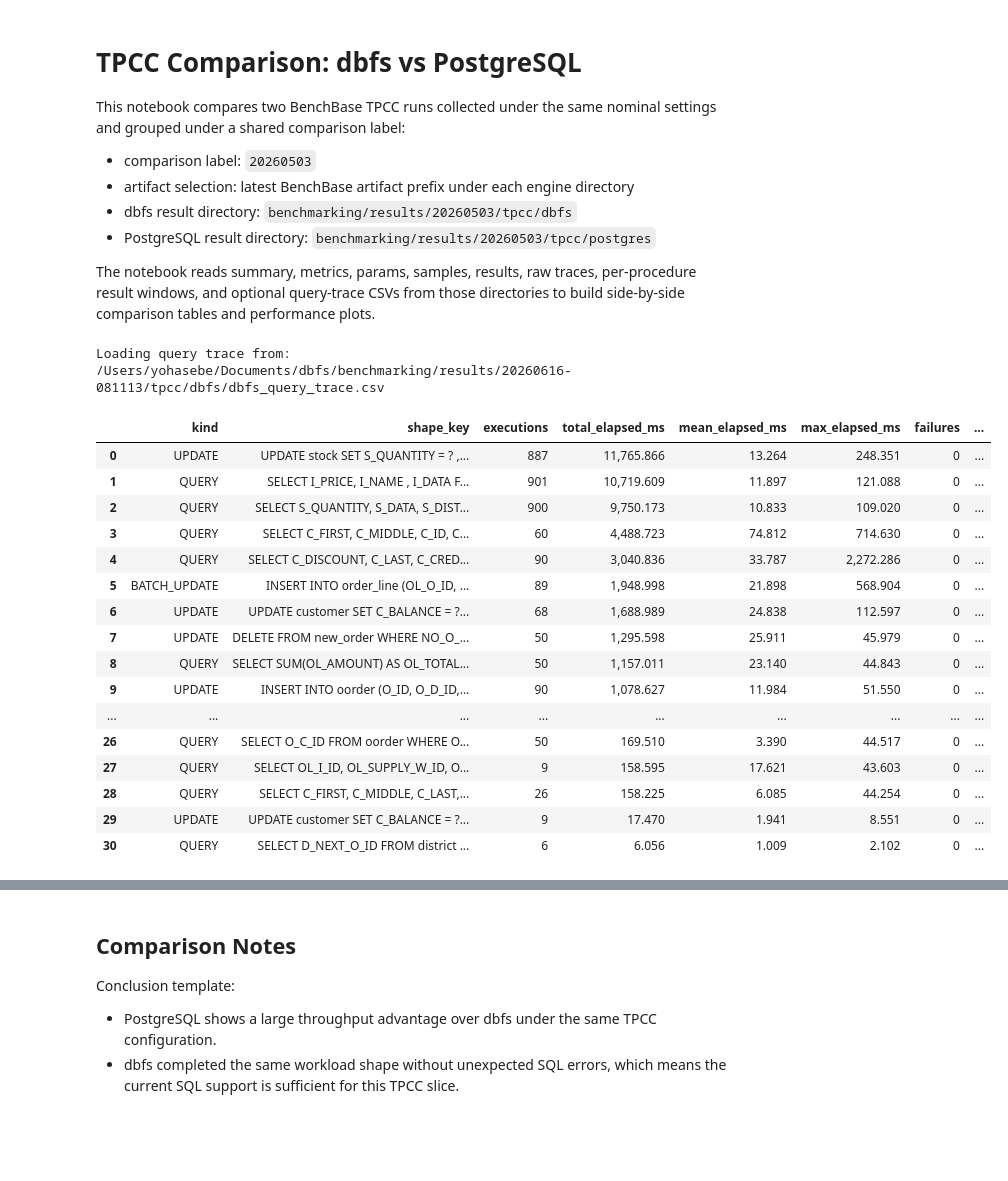
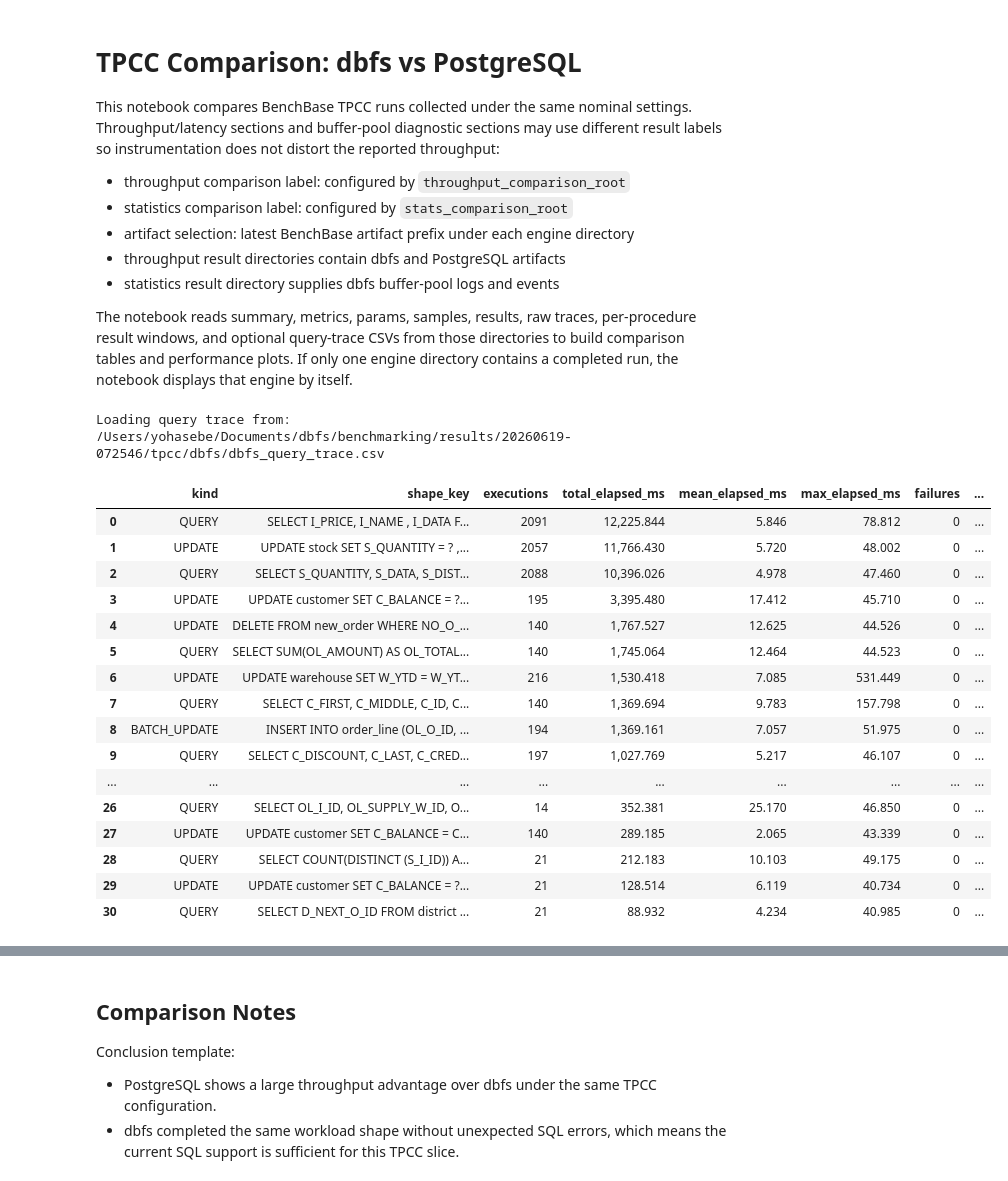
Before and after one commit to yohaku999/oltp_fs, a Jupyter notebook: benchmarking/notebooks/tpcc_dbfs_vs_postgres_basic_comparison.ipynb, the cells around one changed output, grey strips where cells are left out. Drawn from its saved outputs; the diff is of its cells as text; code cells hidden in the pictures; blank space fills up the shorter version.

```diff
--- a/benchmarking/notebooks/tpcc_dbfs_vs_postgres_basic_comparison.ipynb
+++ b/benchmarking/notebooks/tpcc_dbfs_vs_postgres_basic_comparison.ipynb
@@ -1,86 +1,77 @@
 # %% [markdown]
 # TPCC Comparison: dbfs vs PostgreSQL
 
-This notebook compares two BenchBase TPCC runs collected under the same nominal settings and grouped under a shared comparison label:
+This notebook compares BenchBase TPCC runs collected under the same nominal settings. Throughput/latency sections and buffer-pool diagnostic sections may use different result labels so instrumentation does not distort the reported throughput:
 
-- comparison label: `20260503`
+- throughput comparison label: configured by `throughput_comparison_root`
+- statistics comparison label: configured by `stats_comparison_root`
 - artifact selection: latest BenchBase artifact prefix under each engine directory
-- dbfs result directory: `benchmarking/results/20260503/tpcc/dbfs`
-- PostgreSQL result directory: `benchmarking/results/20260503/tpcc/postgres`
+- throughput result directories contain dbfs and PostgreSQL artifacts
+- statistics result directory supplies dbfs buffer-pool logs and events
 
-The notebook reads summary, metrics, params, samples, results, raw traces, per-procedure result windows, and optional query-trace CSVs from those directories to build side-by-side comparison tables and performance plots.
+The notebook reads summary, metrics, params, samples, results, raw traces, per-procedure result windows, and optional query-trace CSVs from those directories to build comparison tables and performance plots. If only one engine directory contains a completed run, the notebook displays that engine by itself.
 # %%
 from pathlib import Path
 import json
 import re
 
 import matplotlib.pyplot as plt
 import pandas as pd
 from IPython.display import display
 
 plt.style.use('ggplot')
 pd.set_option('display.float_format', lambda value: f'{value:,.3f}')
 
-# comparison_root = Path(
-#     '/Users/yohasebe/Documents/dbfs/benchmarking/results/20260606-152831/tpcc')
-comparison_root = Path(
-    '/Users/yohasebe/Documents/dbfs/benchmarking/results/20260616-081113/tpcc')
+throughput_comparison_root = Path(
+    '/Users/yohasebe/Documents/dbfs/benchmarking/results/20260619-072546/tpcc')
+stats_comparison_root = Path(
+    '/Users/yohasebe/Documents/dbfs/benchmarking/results/20260619-074745/tpcc')
 
-# Query trace viewer (early stage - works without metrics.json)
-# 最新のベンチマーク結果から dbfs_query_trace.csv を探して表示
+throughput_dbfs_result_dir = throughput_comparison_root / 'dbfs'
+stats_dbfs_result_dir = stats_comparison_root / 'dbfs'
 
-results_root = Path('/Users/yohasebe/Documents/dbfs/benchmarking/results')
+# Query traces describe the same uninstrumented run used for throughput.
+query_trace_path = throughput_dbfs_result_dir / 'dbfs_query_trace.csv'
 
-# 最新のタイムスタンプディレクトリを探す
-latest_timestamp = None
-latest_trace_path = None
-
-for timestamp_dir in sorted(results_root.glob('**/tpcc/dbfs'), reverse=True):
-    trace_path = timestamp_dir / 'dbfs_query_trace.csv'
-    if trace_path.exists():
-        latest_timestamp = timestamp_dir.parent.parent.name
-        latest_trace_path = trace_path
-        break
-
-if latest_trace_path:
-    print(f"Loading query trace from: {latest_trace_path}")
-    query_trace_df = pd.read_csv(latest_trace_path)
+if query_trace_path.exists():
+    print(f"Loading query trace from: {query_trace_path}")
+    query_trace_df = pd.read_csv(query_trace_path)
 
     # total_elapsed_us で降順ソート
     query_trace_sorted = query_trace_df.sort_values('total_elapsed_us',
                                                     ascending=False)
 
     # usをmsに変換して見やすく
     display_df = query_trace_sorted.copy()
     display_df['total_elapsed_ms'] = display_df['total_elapsed_us'] / 1000
     display_df['mean_elapsed_ms'] = display_df['mean_elapsed_us'] / 1000
     display_df['max_elapsed_ms'] = display_df['max_elapsed_us'] / 1000
 
     display(display_df[[
         'kind', 'shape_key', 'executions', 'total_elapsed_ms',
         'mean_elapsed_ms', 'max_elapsed_ms', 'failures', 'last_error_type'
     ]])
 else:
-    print("No dbfs_query_trace.csv found in recent results")
+    print(f"No dbfs_query_trace.csv found under {throughput_dbfs_result_dir}")
 # %% [output]
-Loading query trace from: /Users/yohasebe/Documents/dbfs/benchmarking/results/20260616-081113/tpcc/dbfs/dbfs_query_trace.csv
+Loading query trace from: /Users/yohasebe/Documents/dbfs/benchmarking/results/20260619-072546/tpcc/dbfs/dbfs_query_trace.csv
 |  | kind | shape_key | executions | total_elapsed_ms | mean_elapsed_ms | max_elapsed_ms | failures | ... |
-| 0 | UPDATE | UPDATE stock SET S_QUANTITY = ? ,... | 887 | 11,765.866 | 13.264 | 248.351 | 0 | ... |
-| 1 | QUERY | SELECT I_PRICE, I_NAME , I_DATA F... | 901 | 10,719.609 | 11.897 | 121.088 | 0 | ... |
-| 2 | QUERY | SELECT S_QUANTITY, S_DATA, S_DIST... | 900 | 9,750.173 | 10.833 | 109.020 | 0 | ... |
-| 3 | QUERY | SELECT C_FIRST, C_MIDDLE, C_ID, C... | 60 | 4,488.723 | 74.812 | 714.630 | 0 | ... |
-| 4 | QUERY | SELECT C_DISCOUNT, C_LAST, C_CRED... | 90 | 3,040.836 | 33.787 | 2,272.286 | 0 | ... |
-| 5 | BATCH_UPDATE | INSERT INTO order_line (OL_O_ID, ... | 89 | 1,948.998 | 21.898 | 568.904 | 0 | ... |
-| 6 | UPDATE | UPDATE customer SET C_BALANCE = ?... | 68 | 1,688.989 | 24.838 | 112.597 | 0 | ... |
-| 7 | UPDATE | DELETE FROM new_order WHERE NO_O_... | 50 | 1,295.598 | 25.911 | 45.979 | 0 | ... |
-| 8 | QUERY | SELECT SUM(OL_AMOUNT) AS OL_TOTAL... | 50 | 1,157.011 | 23.140 | 44.843 | 0 | ... |
-| 9 | UPDATE | INSERT INTO oorder (O_ID, O_D_ID,... | 90 | 1,078.627 | 11.984 | 51.550 | 0 | ... |
+| 0 | QUERY | SELECT I_PRICE, I_NAME , I_DATA F... | 2091 | 12,225.844 | 5.846 | 78.812 | 0 | ... |
+| 1 | UPDATE | UPDATE stock SET S_QUANTITY = ? ,... | 2057 | 11,766.430 | 5.720 | 48.002 | 0 | ... |
+| 2 | QUERY | SELECT S_QUANTITY, S_DATA, S_DIST... | 2088 | 10,396.026 | 4.978 | 47.460 | 0 | ... |
+| 3 | UPDATE | UPDATE customer SET C_BALANCE = ?... | 195 | 3,395.480 | 17.412 | 45.710 | 0 | ... |
+| 4 | UPDATE | DELETE FROM new_order WHERE NO_O_... | 140 | 1,767.527 | 12.625 | 44.526 | 0 | ... |
+| 5 | QUERY | SELECT SUM(OL_AMOUNT) AS OL_TOTAL... | 140 | 1,745.064 | 12.464 | 44.523 | 0 | ... |
+| 6 | UPDATE | UPDATE warehouse SET W_YTD = W_YT... | 216 | 1,530.418 | 7.085 | 531.449 | 0 | ... |
+| 7 | QUERY | SELECT C_FIRST, C_MIDDLE, C_ID, C... | 140 | 1,369.694 | 9.783 | 157.798 | 0 | ... |
+| 8 | BATCH_UPDATE | INSERT INTO order_line (OL_O_ID, ... | 194 | 1,369.161 | 7.057 | 51.975 | 0 | ... |
+| 9 | QUERY | SELECT C_DISCOUNT, C_LAST, C_CRED... | 197 | 1,027.769 | 5.217 | 46.107 | 0 | ... |
 | ... | ... | ... | ... | ... | ... | ... | ... | ... |
-| 26 | QUERY | SELECT O_C_ID FROM oorder WHERE O... | 50 | 169.510 | 3.390 | 44.517 | 0 | ... |
-| 27 | QUERY | SELECT OL_I_ID, OL_SUPPLY_W_ID, O... | 9 | 158.595 | 17.621 | 43.603 | 0 | ... |
-| 28 | QUERY | SELECT C_FIRST, C_MIDDLE, C_LAST,... | 26 | 158.225 | 6.085 | 44.254 | 0 | ... |
-| 29 | UPDATE | UPDATE customer SET C_BALANCE = ?... | 9 | 17.470 | 1.941 | 8.551 | 0 | ... |
-| 30 | QUERY | SELECT D_NEXT_O_ID FROM district ... | 6 | 6.056 | 1.009 | 2.102 | 0 | ... |
+| 26 | QUERY | SELECT OL_I_ID, OL_SUPPLY_W_ID, O... | 14 | 352.381 | 25.170 | 46.850 | 0 | ... |
+| 27 | UPDATE | UPDATE customer SET C_BALANCE = C... | 140 | 289.185 | 2.065 | 43.339 | 0 | ... |
+| 28 | QUERY | SELECT COUNT(DISTINCT (S_I_ID)) A... | 21 | 212.183 | 10.103 | 49.175 | 0 | ... |
+| 29 | UPDATE | UPDATE customer SET C_BALANCE = ?... | 21 | 128.514 | 6.119 | 40.734 | 0 | ... |
+| 30 | QUERY | SELECT D_NEXT_O_ID FROM district ... | 21 | 88.932 | 4.234 | 40.985 | 0 | ... |
 # %%
 run_configs = {
     'dbfs': {
```
Also changed, not shown: parts of 14 cells of this notebook, 3 other files.
